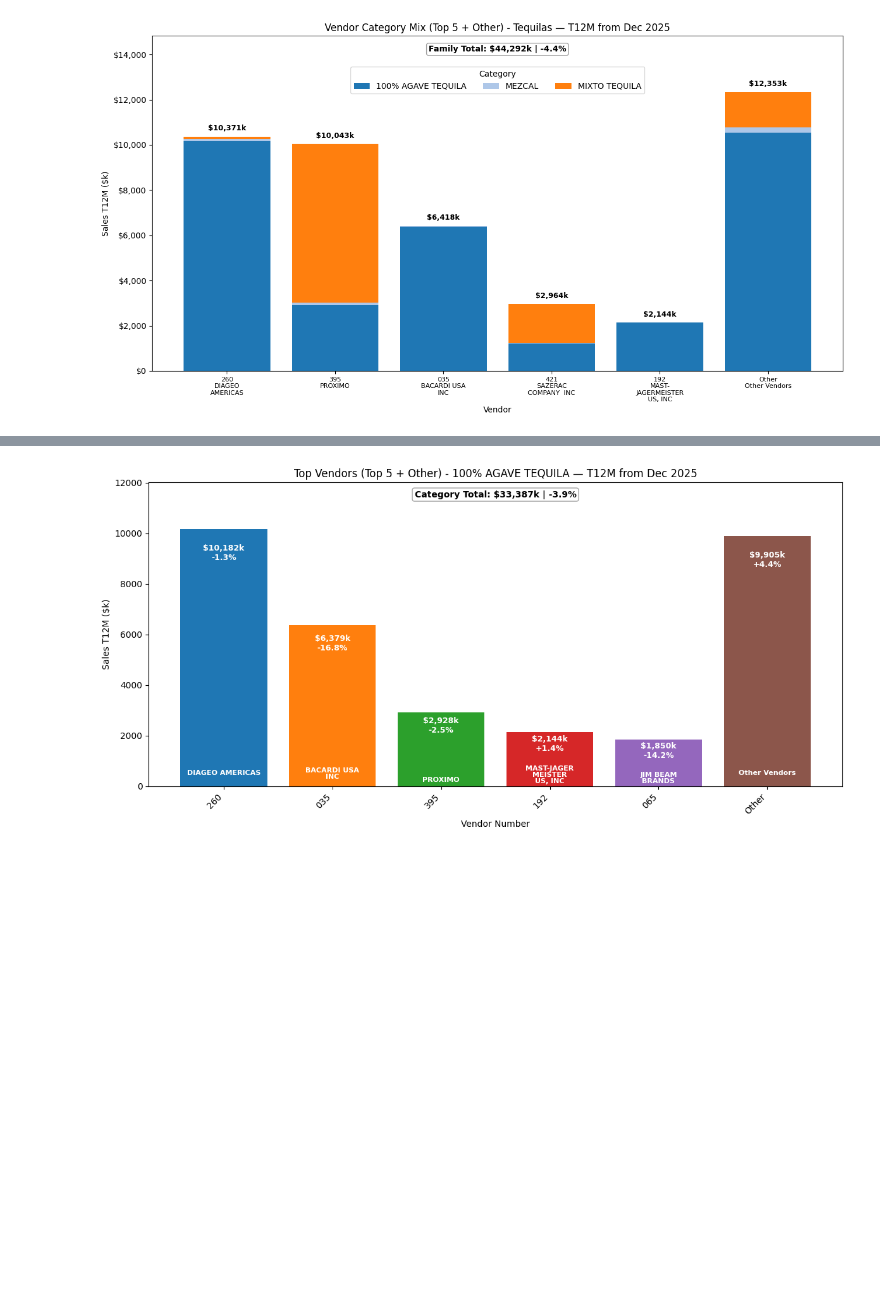
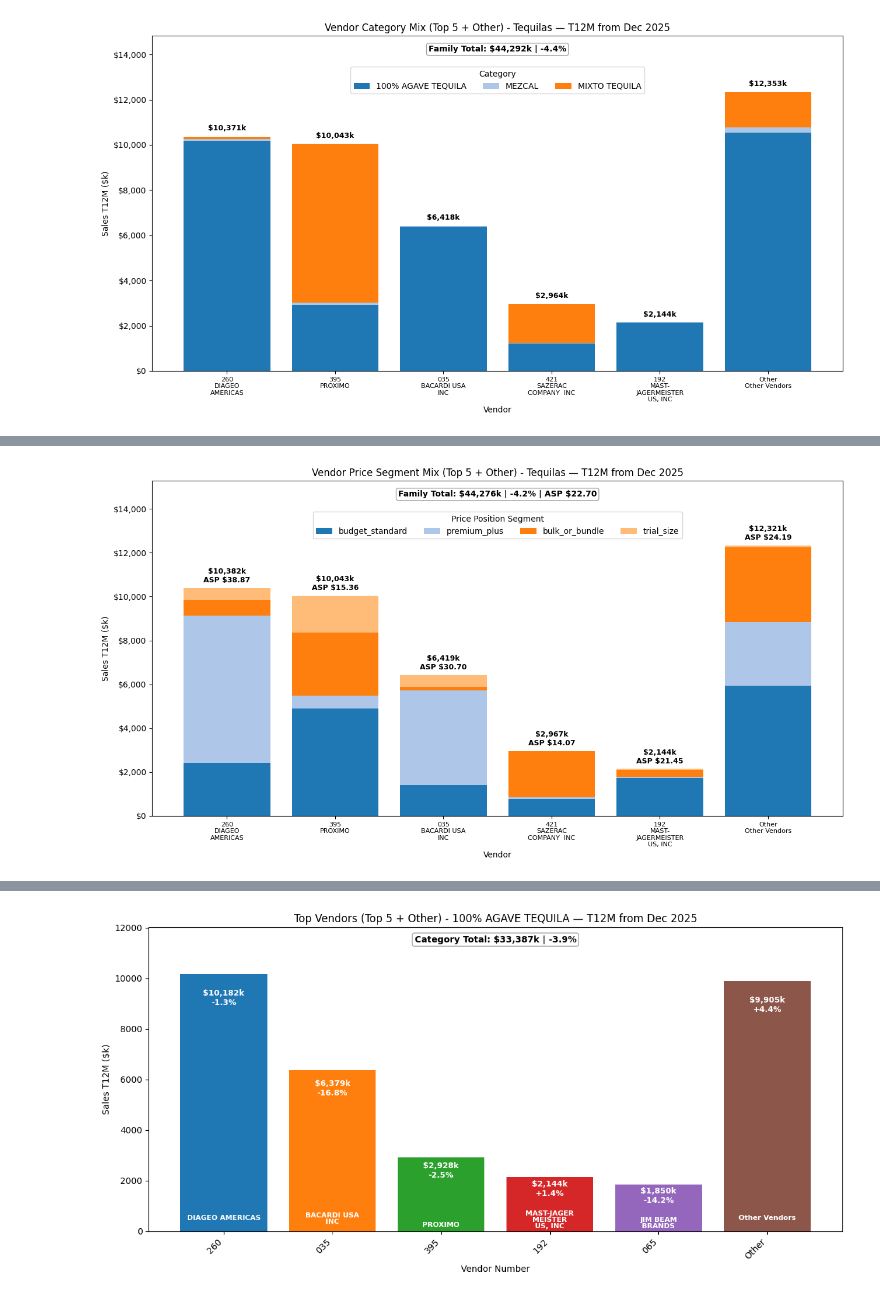
Before and after one commit to joelam21/planning_os, a Jupyter notebook: notebooks/03_category_growth_analysis.ipynb, the cells around one changed output, grey strips where cells are left out. Cells and saved outputs as stored; diff of their text form; code cells hidden in the pictures; blank space fills up the shorter version.

Commit message:
feat: add price-segment vendor mix analysis and item history refactor

```diff
--- a/notebooks/03_category_growth_analysis.ipynb
+++ b/notebooks/03_category_growth_analysis.ipynb
@@ -336,3 +375,14 @@ charts.plot_vendor_stacked_category_chart(
 )
 # %% [output]
 [figure]
+# %%
+family_vendor_price_segment_mix_grouped_sql_template = nh.read_sql(root, 'analysis/sql/category_family_vendor_price_segment_mix_grouped.sql')
+family_vendor_price_segment_mix_grouped_sql = nh.render_sql(
+    family_vendor_price_segment_mix_grouped_sql_template,
+    month_start=params['month_start'],
+    category_family=params['category_family'],
+    package_size_tier='',
+)
+
+df_family_vendor_price_segment_mix_grouped = nh.run_sql(engine, family_vendor_price_segment_mix_grouped_sql)
+df_family_vendor_price_segment_mix_grouped
@@ -338,0 +403,9 @@ charts.plot_vendor_stacked_category_chart(
+# %%
+charts.plot_vendor_stacked_price_segment_chart(
+    df_family_vendor_price_segment_mix_grouped,
+    params['category_family'],
+    params['month_start'],
+    top_n_vendors=5,
+)
+# %% [output]
+[figure, added]
```
Also changed, not shown: parts of 16 cells of this notebook, 8 other files.
